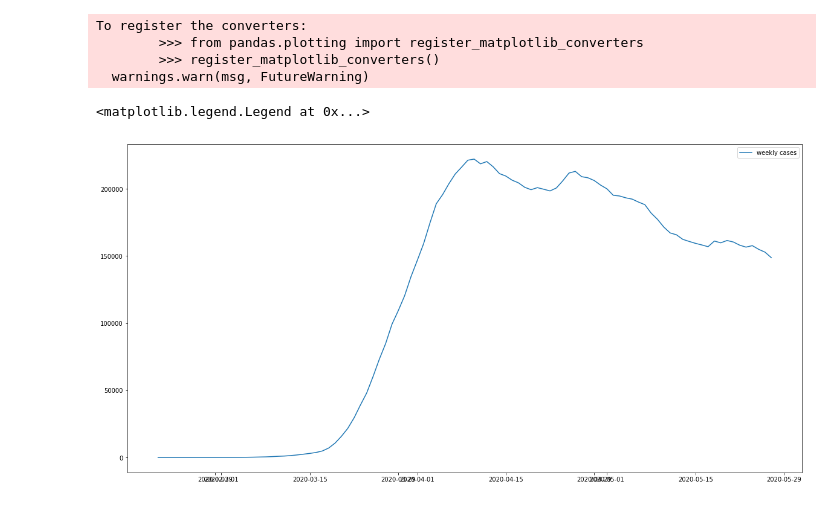
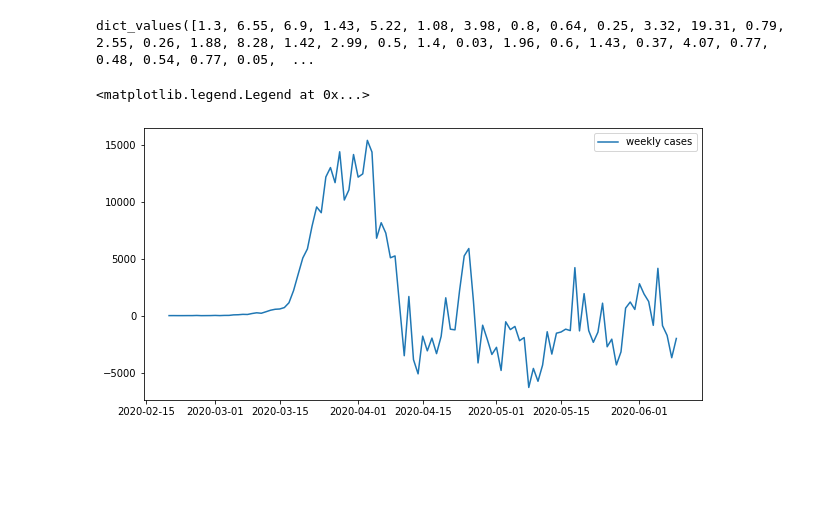
Before and after one commit to dviabhav/NYTCovidData, a Jupyter notebook: Covid19 file.ipynb, the cells around one changed output. Drawn from its saved outputs; the diff is of its cells as text; code cells hidden in the pictures; blank space fills up the shorter version.

```diff
--- a/Covid19 file.ipynb
+++ b/Covid19 file.ipynb
@@ -39,14 +75,14 @@ raw_states.head()
+# %%
+(total_case.values())
+# %% [output]
+dict_values([1.3, 6.55, 6.9, 1.43, 5.22, 1.08, 3.98, 0.8, 0.64, 0.25, 3.32, 19.31, 0.79, 2.55, 0.26, 1.88, 8.28, 1.42, 2.99, 0.5, 1.4, 0.03, 1.96, 0.6, 1.43, 0.37, 4.07, 0.77, 0.48, 0.54, 0.77, 0.05,  ...
 # %%
-plt.figure(figsize = (20,10))
-plt.plot(raw_US.cases.diff(7)[30:], label = "weekly cases" )
+plt.figure(figsize = (10,5))
+plt.plot(raw_US.cases.diff(7).diff()[30:], label = "weekly cases" )
 plt.legend()
 # %% [output]
-To register the converters:
-        >>> from pandas.plotting import register_matplotlib_converters
-        >>> register_matplotlib_converters()
-  warnings.warn(msg, FutureWarning)
+<matplotlib.legend.Legend at 0x...>
-<matplotlib.legend.Legend at 0x...>
-[figure, old version]
+[figure, new version]
 # %%
 plt.figure(figsize = (20,10))
 plt.plot(raw_US.deaths.diff(7)[30:], label = "weekly deaths")
```
Also changed, not shown: parts of 11 cells of this notebook.
